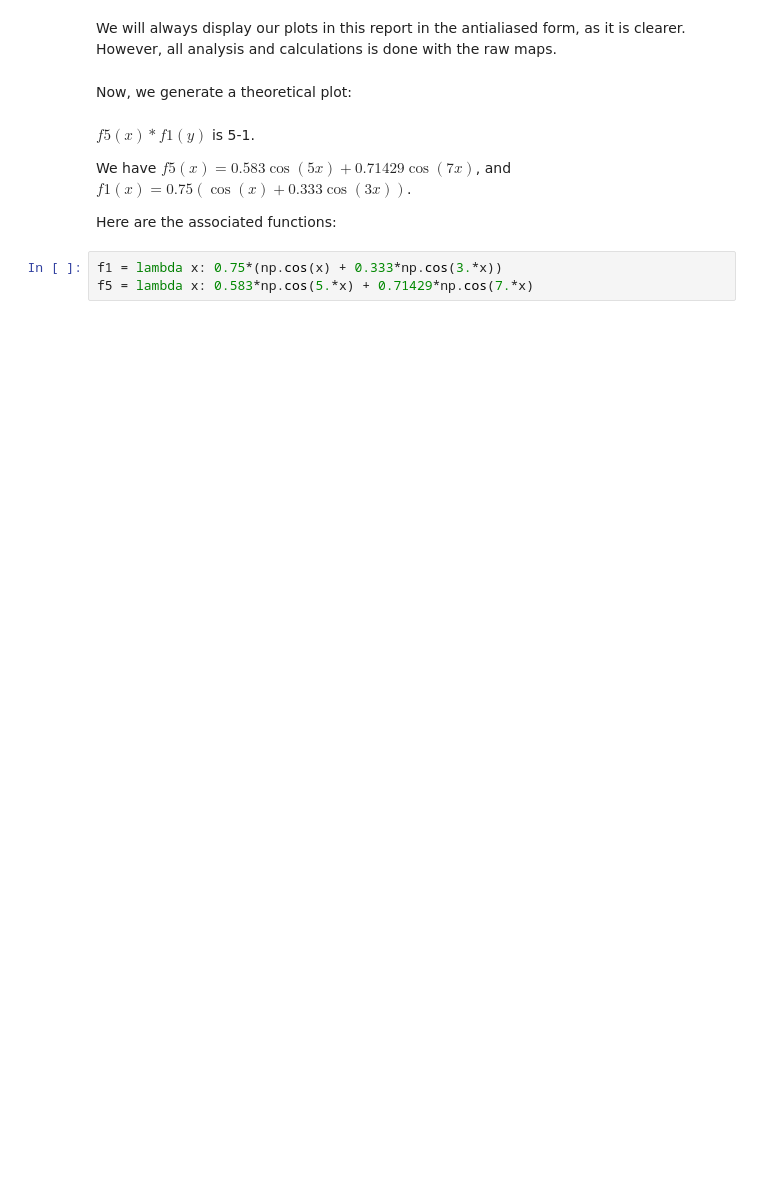
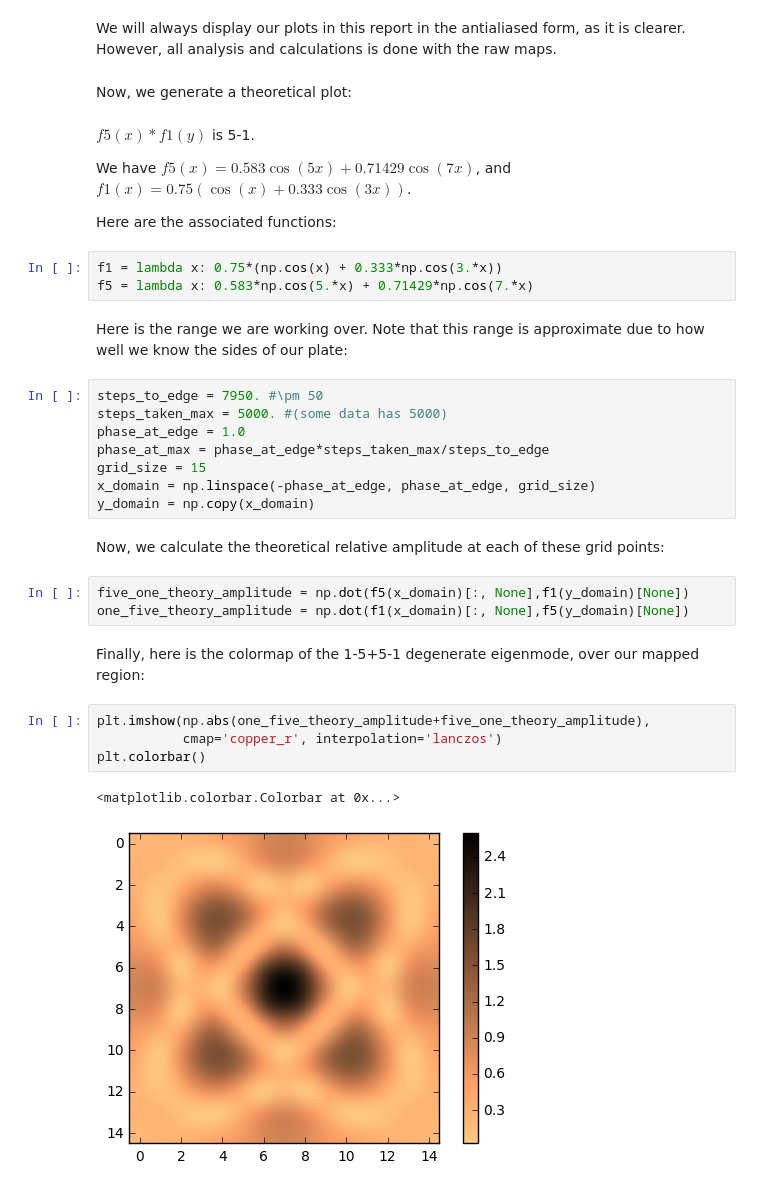
Before and after one commit to ry-dgel/Chladni, a Jupyter notebook: figure_describing_eigenmode_fitting.ipynb, the cells around one changed output. Drawn from its saved outputs; the diff is of its cells as text; blank space fills up the shorter version.

```diff
--- a/figure_describing_eigenmode_fitting.ipynb
+++ b/figure_describing_eigenmode_fitting.ipynb
@@ -39,3 +41,27 @@ Here are the associated functions:
 # %%
 f1 = lambda x: 0.75*(np.cos(x) + 0.333*np.cos(3.*x))
 f5 = lambda x: 0.583*np.cos(5.*x) + 0.71429*np.cos(7.*x)
+# %% [markdown]
+Here is the range we are working over. Note that this range is approximate due to how well we know the sides of our plate:
+# %%
+steps_to_edge = 7950. #\pm 50
+steps_taken_max = 5000. #(some data has 5000)
+phase_at_edge = 1.0
+phase_at_max = phase_at_edge*steps_taken_max/steps_to_edge
+grid_size = 15
+x_domain = np.linspace(-phase_at_edge, phase_at_edge, grid_size)
+y_domain = np.copy(x_domain)
+# %% [markdown]
+Now, we calculate the theoretical relative amplitude at each of these grid points:
+# %%
+five_one_theory_amplitude = np.dot(f5(x_domain)[:, None],f1(y_domain)[None])
+one_five_theory_amplitude = np.dot(f1(x_domain)[:, None],f5(y_domain)[None])
+# %% [markdown]
+Finally, here is the colormap of the 1-5+5-1 degenerate eigenmode, over our mapped region:
+# %%
+plt.imshow(np.abs(one_five_theory_amplitude+five_one_theory_amplitude),
+           cmap='copper_r', interpolation='lanczos')
+plt.colorbar()
+# %% [output]
+<matplotlib.colorbar.Colorbar at 0x...>
+[figure, added]
```
Also changed, not shown: parts of 4 cells of this notebook.
